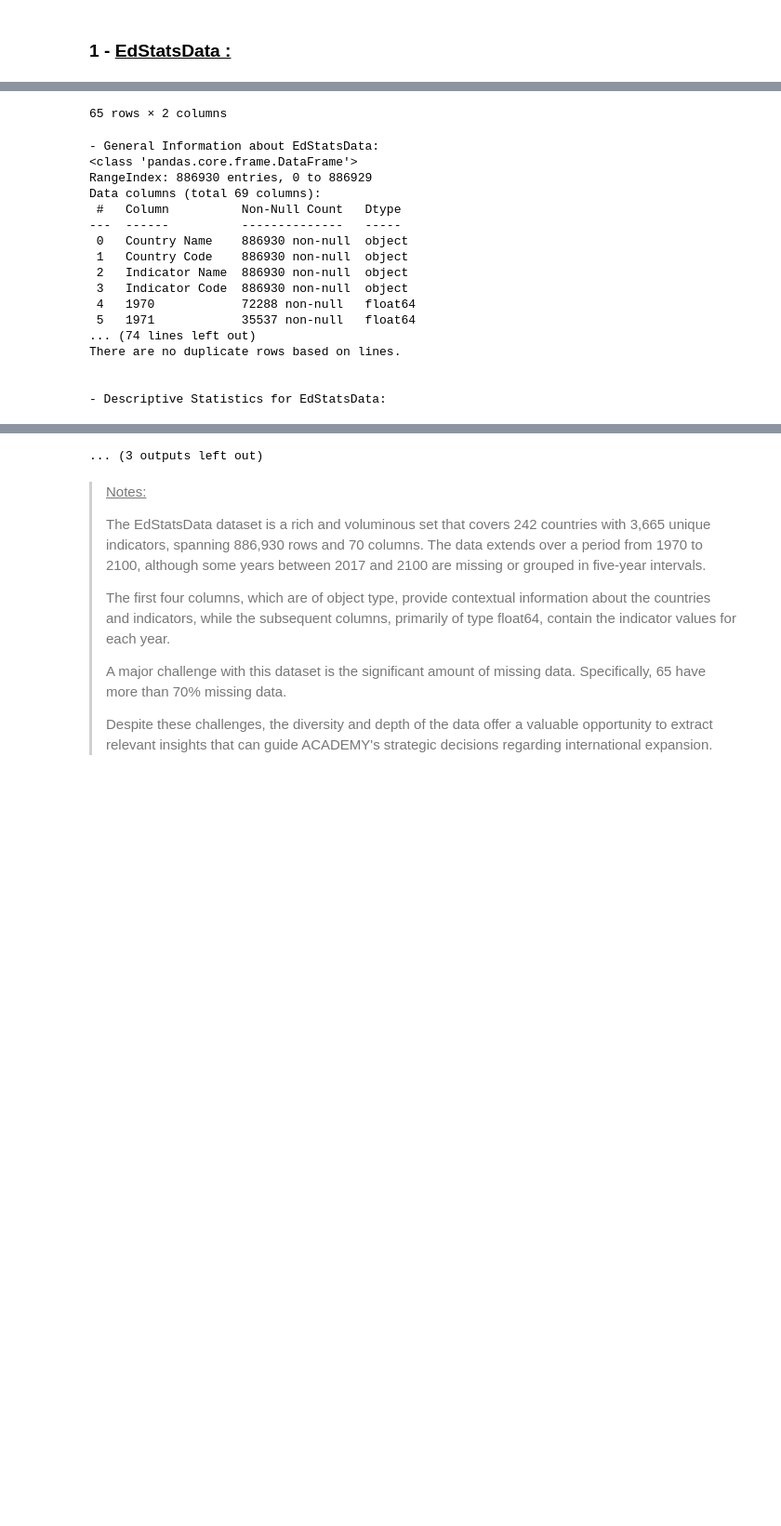
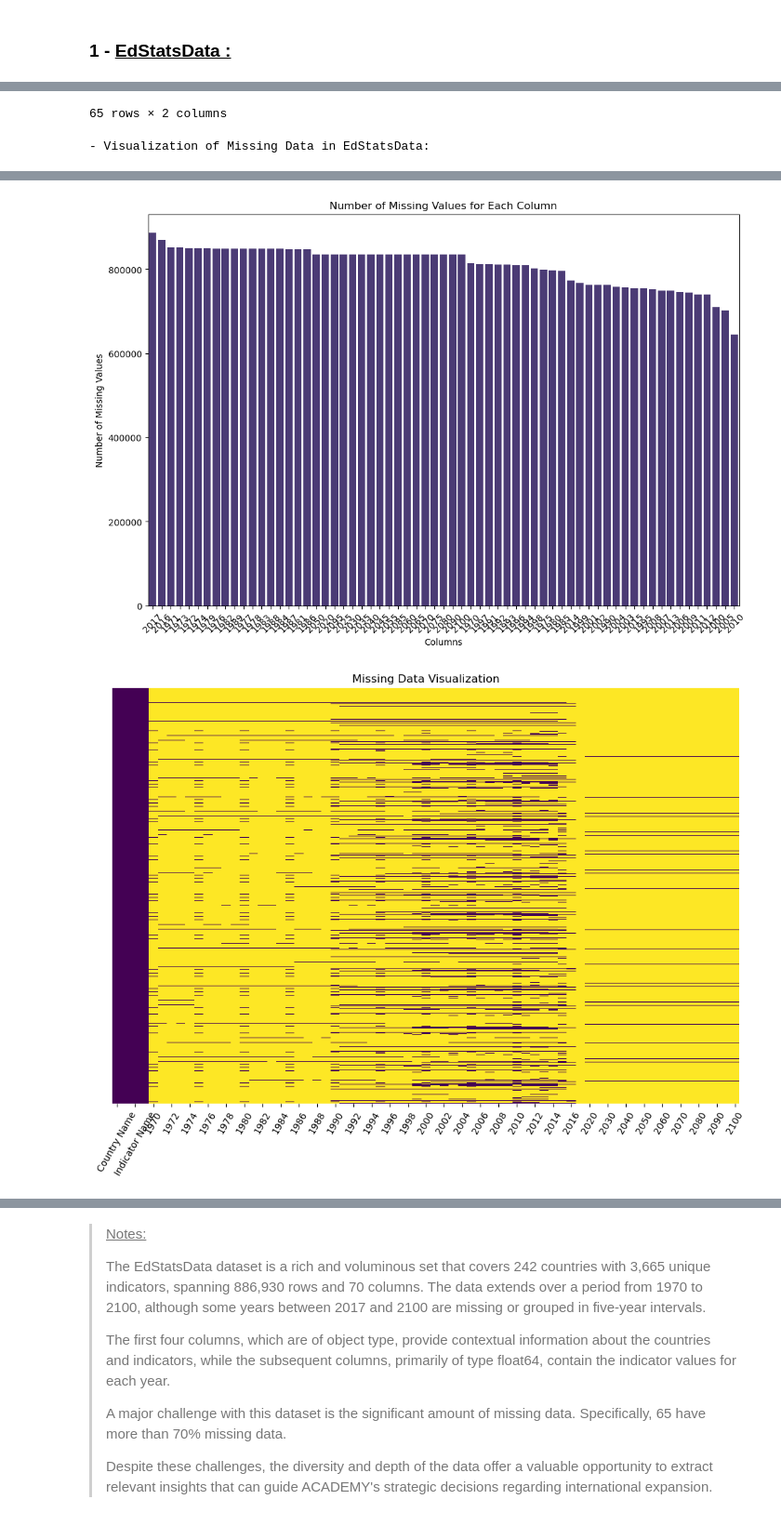
Before and after one commit to MasterCodeDevelop/academy, a Jupyter notebook: notebook.ipynb, the cells around one changed output, grey strips where cells are left out. Shown at 93% size. Cells and saved outputs as stored; diff of their text form; code cells hidden in the pictures; blank space fills up the shorter version.

```diff
--- a/notebook.ipynb
+++ b/notebook.ipynb
@@ -133,4 +121,29 @@ def missing_values_table(df, percentage=0):
     return missing_data
+# %%
+def report_missing_data(df):
+    """
+    Report missing values of a DataFrame.
+
+    Parameters:
+    - df (DataFrame): The input DataFrame to check for missing values.
+
+    Returns:
+    - None: Prints the number of missing values or a message indicating no missing values.
+    """
+
+    # Get missing data info using the previously defined function
+    missing_data = get_missing_data(df)
+
+    # Count columns with more than 70% missing data
+    columns_with_70_percent_missing = missing_data[missing_data['Missing Percentages (%)'] >= 70].shape[0]
+
+    # Display results
+    if missing_data.empty:
+        print("There are no columns with missing data.")
+    else:
+        print(f"There are {missing_data.shape[0]} columns with missing data.")
+        print(f"Total columns that have missing data >= 70%: {columns_with_70_percent_missing}")
+        display(missing_data)
 # %%
 def display_duplicate_rows(df):
     """
@@ -197,7 +210,7 @@ def drop_columns(df, percentage=100):
     """
 
     # Get the missing data information using the previously defined function
-    missing_data = missing_values_table(df)
+    missing_data = get_missing_data(df)
 
     # Identify columns to drop based on the given percentage threshold
     columns_to_drop = missing_data[missing_data['Missing Percentages (%)'] >= percentage].index.tolist()
@@ -286,7 +337,12 @@ def explore_df(df, df_name, primary_key_column=None):
 
     # Display missing data after removing columns
     title(color['blue'] + f"- Preview of {df_name} After Removing Columns with 100% Missing Data:")
-    display(missing_values_table(df))
+    report_missing_data(df)
+
+    # Display the graphic of missing data
+    if not(get_missing_data(df).empty):
+        title(color['blue'] + f"- Visualization of Missing Data in {df_name}:")
+        visualize_missing_data(df)
 
     # General information
     title(color['blue'] + f"- General Information about {df_name}:")
@@ -314,9 +370,9 @@ def explore_df(df, df_name, primary_key_column=None):
         if len(unique_values) < 30:  # Display unique values only if there are less than 30
             print(unique_values)
 
-    # Display the graphic of missing data
-    title(color['blue'] + f"- Visualization of Missing Data in {df_name}:")
-    visualize_missing_data(df)
+    # Display the graphic of present data
+    title(color['blue'] + f"- Visualization of Data Presence in {df_name}:")
+    visualize_data_presence(df)
 
     # DataFrame Dimensions
     title(color['blue'] + f"- Dimensions of {df_name}:")
@@ -350,7 +406,7 @@ series = SERIES.copy()
 ### 1 - <u>EdStatsData :</u><a id='stats-data'></a>
 # %%
 # Exploring EdStatsData
-explore_df(DATA, "EdStatsData")
+explore_df(data, "EdStatsData")
 # %% [output]
 Exploration of EdStatsData:
 
@@ -398,20 +452,4 @@ Total columns that have missing data >= 70%: 65
 | 2005 | 702822 | 79.24 |
 | 2010 | 644488 | 72.67 |
 65 rows × 2 columns
-- General Information about EdStatsData:
-<class 'pandas.core.frame.DataFrame'>
-RangeIndex: 886930 entries, 0 to 886929
-Data columns (total 69 columns):
- #   Column          Non-Null Count   Dtype
----  ------          --------------   -----
- 0   Country Name    886930 non-null  object
- 1   Country Code    886930 non-null  object
- 2   Indicator Name  886930 non-null  object
- 3   Indicator Code  886930 non-null  object
- 4   1970            72288 non-null   float64
- 5   1971            35537 non-null   float64
-... (74 lines left out)
-There are no duplicate rows based on lines.
-
-
-- Descriptive Statistics for EdStatsData:
+- Visualization of Missing Data in EdStatsData:
@@ -426,0 +456,2 @@ There are no duplicate rows based on lines.
+[figure, added]
+[figure, added]
@@ -436,4 +476,3 @@ There are no duplicate rows based on lines.
-... (3 outputs left out)
 # %% [markdown]
 > <u>Notes:</u>
 >
```
Also changed, not shown: parts of 47 cells of this notebook.
